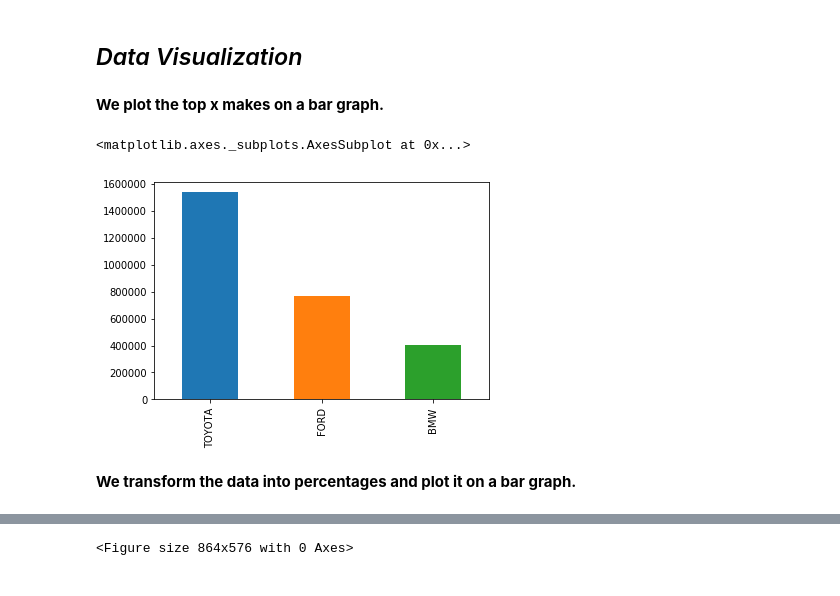
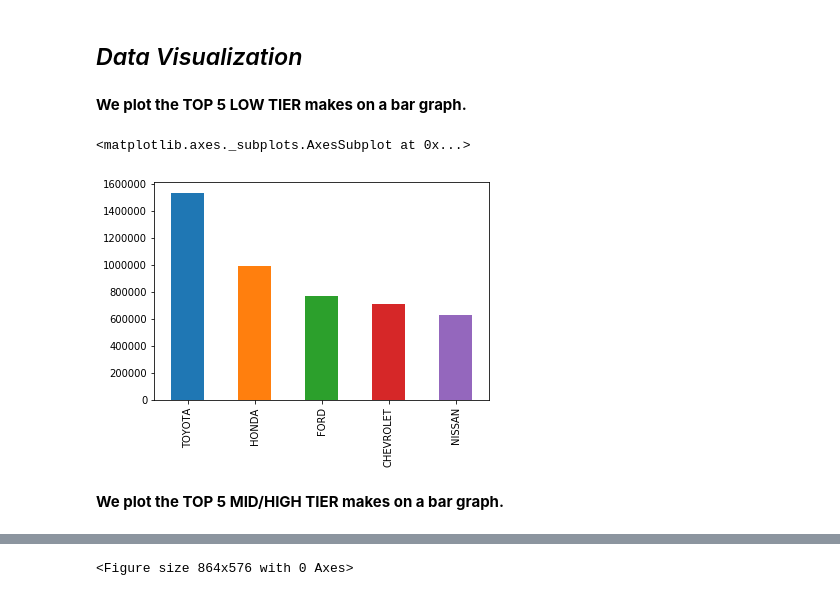
Before and after one commit to johnny-tran/COGS108_Final, a Jupyter notebook: FinalProject.ipynb, the cells around one changed output, grey strips where cells are left out. Cells and saved outputs as stored; diff of their text form; code cells hidden in the pictures.

```diff
--- a/FinalProject.ipynb
+++ b/FinalProject.ipynb
@@ -735,11 +735,11 @@ Percentage of No Stopping tickets given to Ferraris is  0.02674511901577962
 # %% [markdown]
 ## *Data Visualization*
 # %% [markdown]
-**We plot the top x makes on a bar graph.**
+**We plot the TOP 5 LOW TIER makes on a bar graph.**
 # %%
-Tickets_CarModels[["TOYOTA", "FORD", "BMW"]].plot(kind = 'bar')
+Tickets_CarModels[["TOYOTA", "HONDA", "FORD", "CHEVROLET", "NISSAN"]].plot(kind = 'bar')
 # %% [output]
 <matplotlib.axes._subplots.AxesSubplot at 0x...>
-[figure, old version]
+[figure, new version]
 # %% [markdown]
-**We transform the data into percentages and plot it on a bar graph.**
+**We plot the TOP 5 MID/HIGH TIER makes on a bar graph.**
```
Also changed, not shown: parts of 30 cells of this notebook.
